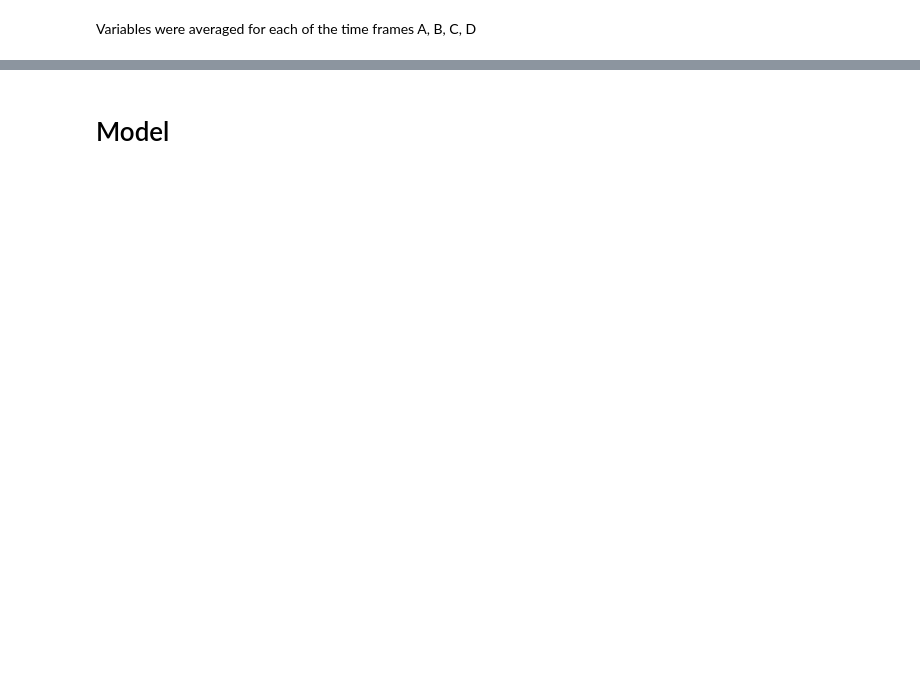
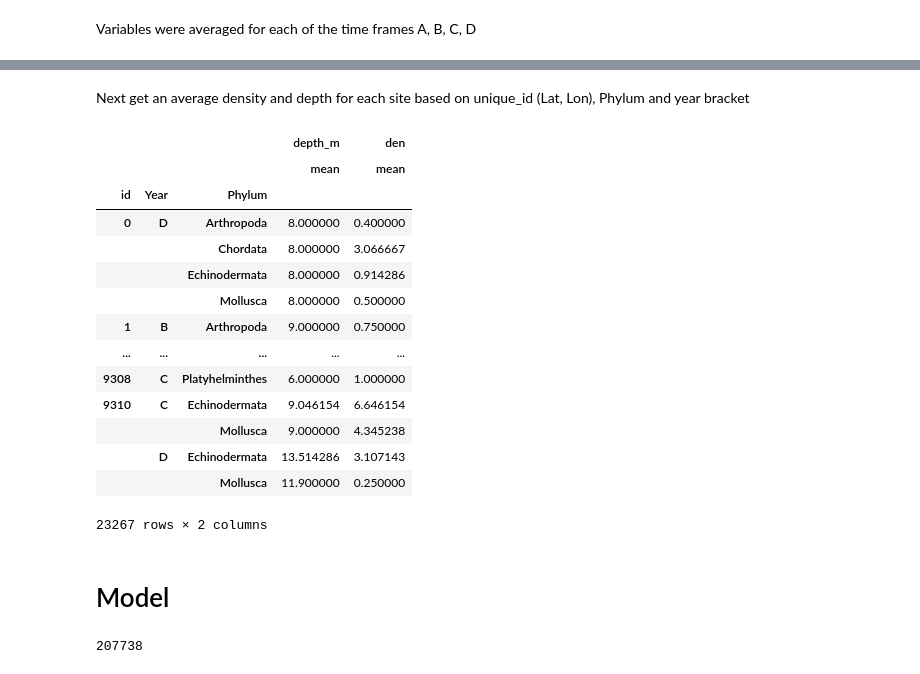
Before and after one commit to gy19sr/Bright_spot, a Jupyter notebook: Bright Spot.ipynb, the cells around one changed output, grey strips where cells are left out. Saved outputs shown, nothing was run; the diff lists cells and outputs as text; code cells hidden in the pictures; blank space fills up the shorter version.

```diff
--- a/Bright Spot.ipynb
+++ b/Bright Spot.ipynb
@@ -12,5 +10,5 @@ WARNING (theano.tensor.blas): Using NumPy C-API based implementation for BLAS fu
 # %%
-df = pd.read_csv('DB_edited.csv')
+df = pd.read_csv('DB_edited.csv', encoding = "ISO-8859-1", engine='python')
 df.head()
 # %% [output]
 |  | the_source | country | region | sitename | Lat | Lon | Method | Year | depth_m | common name | ... |
@@ -131,2 +114,39 @@ df.head()
+# %%
+# create a unique ID for each site
+
+df['Lat'] = df.Lat.astype(str) #convert to string to make unique ID
+df['Lon'] = df.Lon.astype(str)
+df = df.assign(id=(df['Lat'] + '_' + df['Lon']).astype('category').cat.codes)
+df['Lat'] = pd.to_numeric(df['Lat'], errors='coerce') #convert back to numeric
+df['Lon'] = pd.to_numeric(df['Lon'], errors='coerce')
+#df.head()
+#make depth a float
+df['depth_m'] = pd.to_numeric(df['depth_m'], errors='coerce')
+# %% [markdown]
+Next get an average density and depth for each site based on unique_id (Lat, Lon), Phylum and year bracket
+# %%
+# do I actually want to do this??? Not so sure :)
+
+df.dropna(subset=['Code'], inplace=True) #drop nulls in Code
+#df.isnull().sum() #the total null values for each column
+dfagg = df.groupby(['id', 'Year', 'Phylum']).agg({'depth_m': ['mean'],
+                                         'den': ['mean']})
+dfagg
+# %% [output]
+|  |  |  | depth_m | den |
+|  |  |  | mean | mean |
+| id | Year | Phylum |  |  |
+| 0 | D | Arthropoda | 8.000000 | 0.400000 |
+|  |  | Chordata | 8.000000 | 3.066667 |
+|  |  | Echinodermata | 8.000000 | 0.914286 |
+|  |  | Mollusca | 8.000000 | 0.500000 |
+| 1 | B | Arthropoda | 9.000000 | 0.750000 |
+| ... | ... | ... | ... | ... |
+| 9308 | C | Platyhelminthes | 6.000000 | 1.000000 |
+| 9310 | C | Echinodermata | 9.046154 | 6.646154 |
+|  |  | Mollusca | 9.000000 | 4.345238 |
+|  | D | Echinodermata | 13.514286 | 3.107143 |
+|  |  | Mollusca | 11.900000 | 0.250000 |
+23267 rows × 2 columns
 # %% [markdown]
 # Model
@@ -132,0 +176,10 @@ df.head()
+# %%
+# Isolate inverts density
+density = df.den.values
+# Create log(den) response variable
+ldensity = np.log(density+min(density[density!=0]))
+# Total number of observations
+nobs = len(ldensity)
+nobs
+# %% [output]
+207738
```
Also changed, not shown: parts of 12 cells of this notebook.
